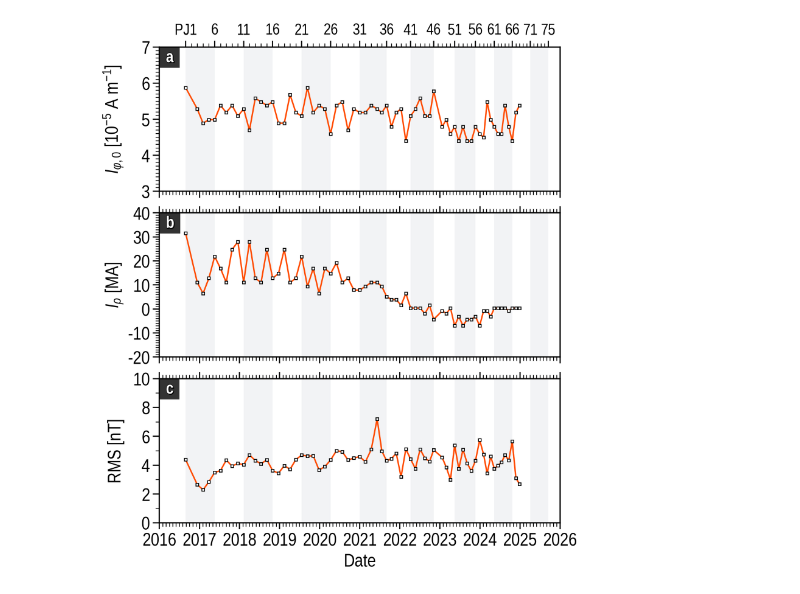
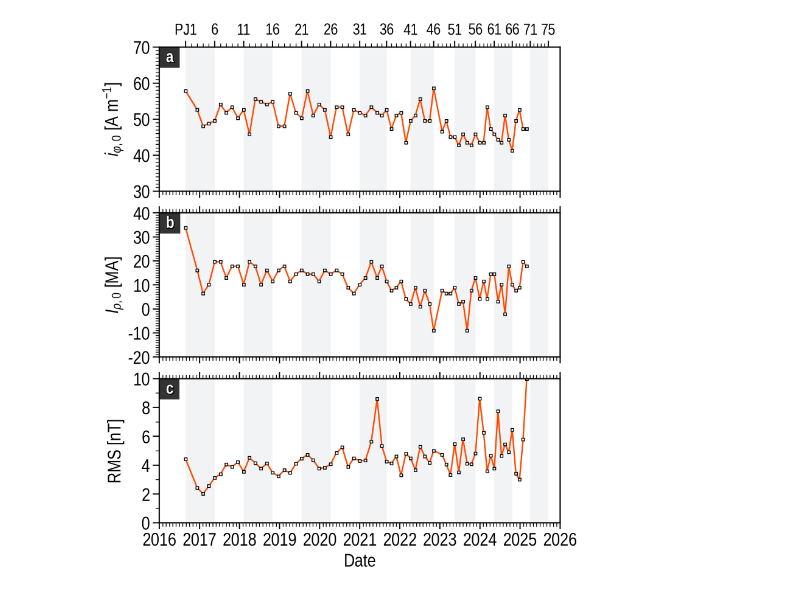
Before and after one commit to ShinnosukeSatoh/NewCurrentSheetModel, a Jupyter notebook: MAG_currentsheet_rms_3.ipynb, the cells around one changed output. Drawn from its saved outputs; the diff is of its cells as text; code cells hidden in the pictures.

```diff
--- a/MAG_currentsheet_rms_3.ipynb
+++ b/MAG_currentsheet_rms_3.ipynb
@@ -95,8 +95,8 @@ PJ_list = [1, 3, 4, 5,
            51, 52, 53, 54, 55,
            56, 57, 58, 59, 60,
            61, 62, 63, 64, 65,
-           66, 67, 68]
-f0 = np.loadtxt('results/insitu_fit_Bphi_outonly/result_PJ' +
+           66, 67, 68, 69, 70]
+f0 = np.loadtxt('results/insitu_fit/result_PJ' +
                 str(PJ_list[0]).zfill(2)+'_PJ'+str(PJ_list[-1]).zfill(2)+'.txt')
 # %%
 # %% Juno's perijove times
@@ -288,13 +288,13 @@ F.set_xaxis(label='Date',
 ticklabels = F.ax[2].get_xticklabels()
 ticklabels[0].set_ha('center')
 F.set_yaxis(ax_idx=0,
-            label=r'$I_{\varphi,0}$ [$10^{-5}$ A m$^{-1}$]',
-            min=3.0, max=7.0,
-            ticks=np.arange(3, 7+1, 1),
-            ticklabels=np.arange(3, 7+1, 1, dtype=int),
+            label=r'$i_{\varphi,0}$ [A m$^{-1}$]',
+            min=30.0, max=70.0,
+            ticks=np.arange(30, 70+1, 10),
+            ticklabels=np.arange(30, 70+1, 10, dtype=int),
             minor_num=10,)
 F.set_yaxis(ax_idx=1,
-            label=r'$I_{\rho}$ [MA]',
+            label=r'$I_{\rho, 0}$ [MA]',
             min=-20.0, max=40,
             ticks=np.arange(-20, 40+1, 10),
             ticklabels=np.arange(-20, 40+1, 10),
@@ -310,17 +310,20 @@ F.set_yaxis(ax_idx=2,
 pj_2_date = []
 for i in range(f0[:, 0].size):
     pj_2_date += [JUNO_PJ_TIMES[int(f0[i, 0])-1]]
-F.ax[0].plot(pj_2_date, f0[:, 1]*1E+5, marker='s', color=UC.red, markersize=3,
+F.ax[0].plot(pj_2_date, f0[:, 1]*1E+6,
+             marker='s', color=UC.red, markersize=3,
              linewidth=1.7, markeredgecolor='k', markerfacecolor='w',
              zorder=2)
 
 # Radial current
-F.ax[1].plot(pj_2_date, f0[:, 2], marker='s', color=UC.red, markersize=3,
+F.ax[1].plot(pj_2_date, f0[:, 2],
+             marker='s', color=UC.red, markersize=3,
              linewidth=1.7, markeredgecolor='k', markerfacecolor='w',
              zorder=2)
 
 # RMS
-F.ax[2].plot(pj_2_date, f0[:, 3], marker='s', color=UC.red, markersize=3,
+F.ax[2].plot(pj_2_date, f0[:, 3],
+             marker='s', color=UC.red, markersize=3,
              linewidth=1.7, markeredgecolor='k', markerfacecolor='w',
              zorder=2)
 
@@ -339,31 +342,31 @@ for i in range(3):
     F.ax[i].axvspan(JUNO_PJ_TIMES[10], JUNO_PJ_TIMES[15],
                     fc=UC.gray, ec=None, zorder=0.5, alpha=0.10)
     F.ax[i].axvspan(JUNO_PJ_TIMES[20], JUNO_PJ_TIMES[25],
                     fc=UC.gray, ec=None, zorder=0.5, alpha=0.10)
     F.ax[i].axvspan(JUNO_PJ_TIMES[30], JUNO_PJ_TIMES[35],
                     fc=UC.gray, ec=None, zorder=0.5, alpha=0.10)
     F.ax[i].axvspan(JUNO_PJ_TIMES[40], JUNO_PJ_TIMES[45],
                     fc=UC.gray, ec=None, zorder=0.5, alpha=0.10)
     F.ax[i].axvspan(JUNO_PJ_TIMES[50], JUNO_PJ_TIMES[55],
                     fc=UC.gray, ec=None, zorder=0.5, alpha=0.10)
     F.ax[i].axvspan(JUNO_PJ_TIMES[60], JUNO_PJ_TIMES[65],
                     fc=UC.gray, ec=None, zorder=0.5, alpha=0.10)
     F.ax[i].axvspan(JUNO_PJ_TIMES[70], JUNO_PJ_TIMES[75],
                     fc=UC.gray, ec=None, zorder=0.5, alpha=0.10)
 
 """legend = F.legend(ax_idx=0,
                   ncol=2, markerscale=1.0,
                   loc='lower center',
                   handlelength=0.85,
                   textcolor=False,
                   fontsize_scale=0.65,
                   handletextpad=0.35)
 legend_shadow(legend=legend, fig=F.fig, ax=F.ax[0], d=0.7)"""
 
 # F.fig.savefig(img_savedir + '/current_terms_timeseries_linear.jpg',
 #               bbox_inches='tight')
 plt.show()
 F.close()
 plt.close()
 # %% [output]
-[figure, old version]
+[figure, new version]
```
Also changed, not shown: 6 other files.
